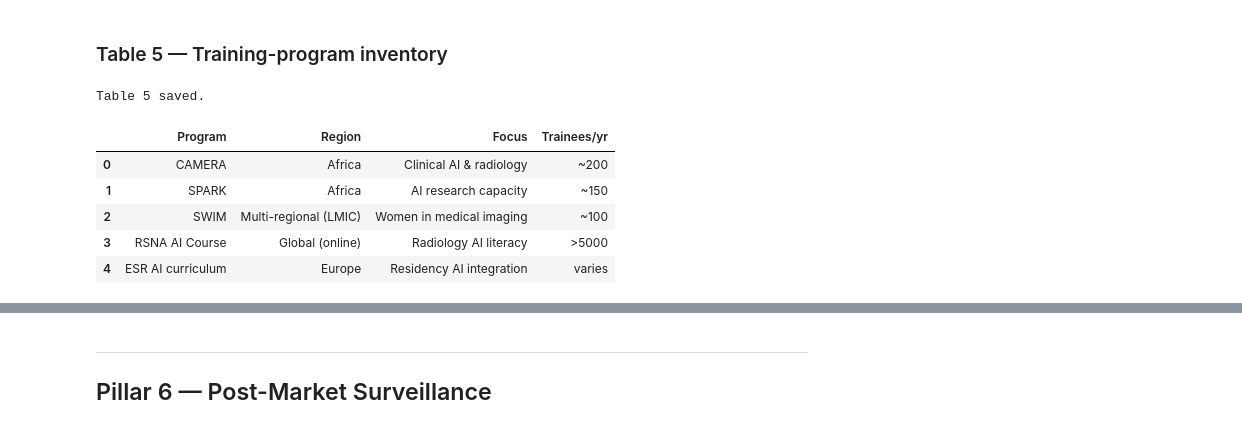
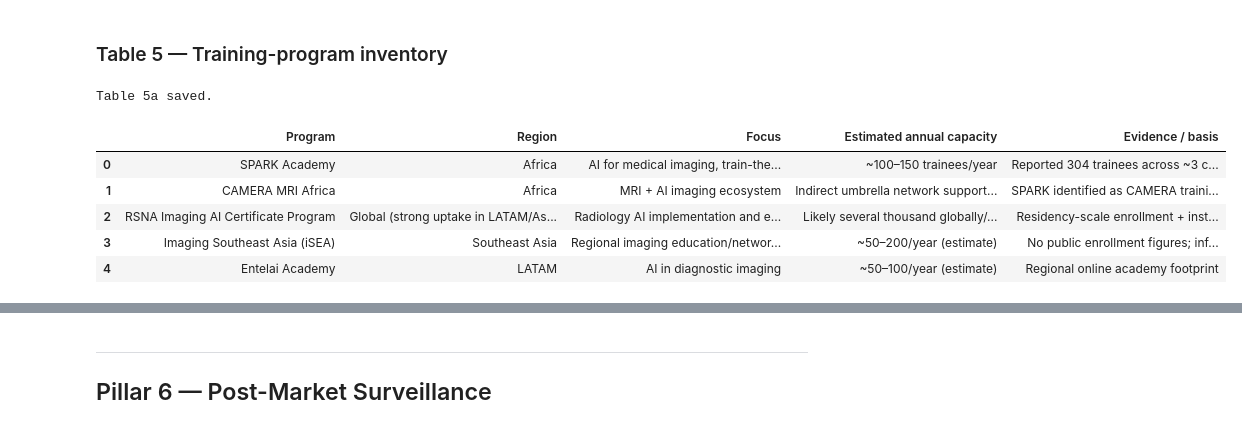
Before and after one commit to annegab1804/JACR_Article, a Jupyter notebook: notebooks/fda_analysis.ipynb, the cells around one changed output, grey strips where cells are left out. Saved outputs shown, nothing was run; the diff lists cells and outputs as text; code cells hidden in the pictures.

```diff
--- a/notebooks/fda_analysis.ipynb
+++ b/notebooks/fda_analysis.ipynb
@@ -1540,21 +1595,54 @@ print('Fig 5C saved.')
 Fig 5C saved.
 # %% [markdown]
 ### Table 5 — Training-program inventory
-# %%
-table5=pd.DataFrame([
-    {'Program':'CAMERA','Region':'Africa','Focus':'Clinical AI & radiology','Trainees/yr':'~200'},
-    {'Program':'SPARK','Region':'Africa','Focus':'AI research capacity','Trainees/yr':'~150'},
-    {'Program':'SWIM','Region':'Multi-regional (LMIC)','Focus':'Women in medical imaging','Trainees/yr':'~100'},
-    {'Program':'RSNA AI Course','Region':'Global (online)','Focus':'Radiology AI literacy','Trainees/yr':'>5000'},
-    {'Program':'ESR AI curriculum','Region':'Europe','Focus':'Residency AI integration','Trainees/yr':'varies'},
-])
-table5.to_excel(f'{OUT_SUPP}/Table5_training_programs.xlsx',index=False)
-print('Table 5 saved.'); table5
-# %% [output]
-Table 5 saved.
-|  | Program | Region | Focus | Trainees/yr |
-| 0 | CAMERA | Africa | Clinical AI & radiology | ~200 |
-| 1 | SPARK | Africa | AI research capacity | ~150 |
-| 2 | SWIM | Multi-regional (LMIC) | Women in medical imaging | ~100 |
-| 3 | RSNA AI Course | Global (online) | Radiology AI literacy | >5000 |
-| 4 | ESR AI curriculum | Europe | Residency AI integration | varies |
+# %%
+table5a = pd.DataFrame([
+    {
+        'Program': 'SPARK Academy',
+        'Region': 'Africa',
+        'Focus': 'AI for medical imaging, train-the-trainer',
+        'Estimated annual capacity': '~100–150 trainees/year',
+        'Evidence / basis': 'Reported 304 trainees across ~3 cohorts/cycles (Fourwaves)'
+    },
+    {
+        'Program': 'CAMERA MRI Africa',
+        'Region': 'Africa',
+        'Focus': 'MRI + AI imaging ecosystem',
+        'Estimated annual capacity': 'Indirect umbrella network supporting several dozen to >100 learners/year',
+        'Evidence / basis': 'SPARK identified as CAMERA training platform (Fourwaves)'
+    },
+    {
+        'Program': 'RSNA Imaging AI Certificate Program',
+        'Region': 'Global (strong uptake in LATAM/Asia/Africa)',
+        'Focus': 'Radiology AI implementation and evaluation',
+        'Estimated annual capacity': 'Likely several thousand globally/year',
+        'Evidence / basis': 'Residency-scale enrollment + institutional programs (RSNA)'
+    },
+    {
+        'Program': 'Imaging Southeast Asia (iSEA)',
+        'Region': 'Southeast Asia',
+        'Focus': 'Regional imaging education/networking',
+        'Estimated annual capacity': '~50–200/year (estimate)',
+        'Evidence / basis': 'No public enrollment figures; inferred from workshop/event scale'
+    },
+    {
+        'Program': 'Entelai Academy',
+        'Region': 'LATAM',
+        'Focus': 'AI in diagnostic imaging',
+        'Estimated annual capacity': '~50–100/year (estimate)',
+        'Evidence / basis': 'Regional online academy footprint'
+    }
+])
+
+# Export en format Excel
+table5a.to_excel(f'{OUT_SUPP}/Table5a_training_programs.xlsx', index=False)
+
+print('Table 5a saved.'); table5a
+# %% [output]
+Table 5a saved.
+|  | Program | Region | Focus | Estimated annual capacity | Evidence / basis |
+| 0 | SPARK Academy | Africa | AI for medical imaging, train-the... | ~100–150 trainees/year | Reported 304 trainees across ~3 c... |
+| 1 | CAMERA MRI Africa | Africa | MRI + AI imaging ecosystem | Indirect umbrella network support... | SPARK identified as CAMERA traini... |
+| 2 | RSNA Imaging AI Certificate Program | Global (strong uptake in LATAM/As... | Radiology AI implementation and e... | Likely several thousand globally/... | Residency-scale enrollment + inst... |
+| 3 | Imaging Southeast Asia (iSEA) | Southeast Asia | Regional imaging education/networ... | ~50–200/year (estimate) | No public enrollment figures; inf... |
+| 4 | Entelai Academy | LATAM | AI in diagnostic imaging | ~50–100/year (estimate) | Regional online academy footprint |
```
Also changed, not shown: parts of 3 cells of this notebook, 4 other files.
